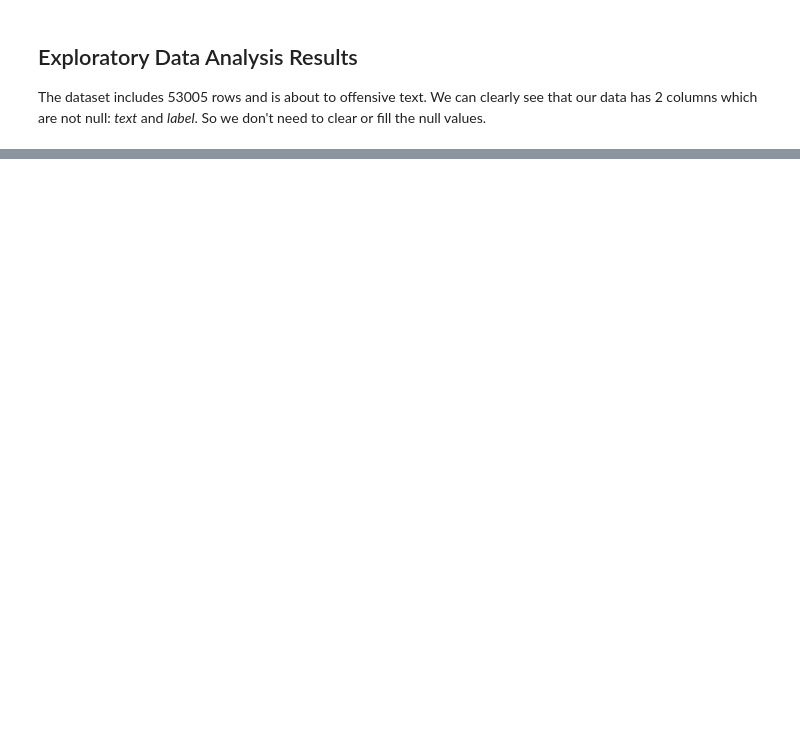
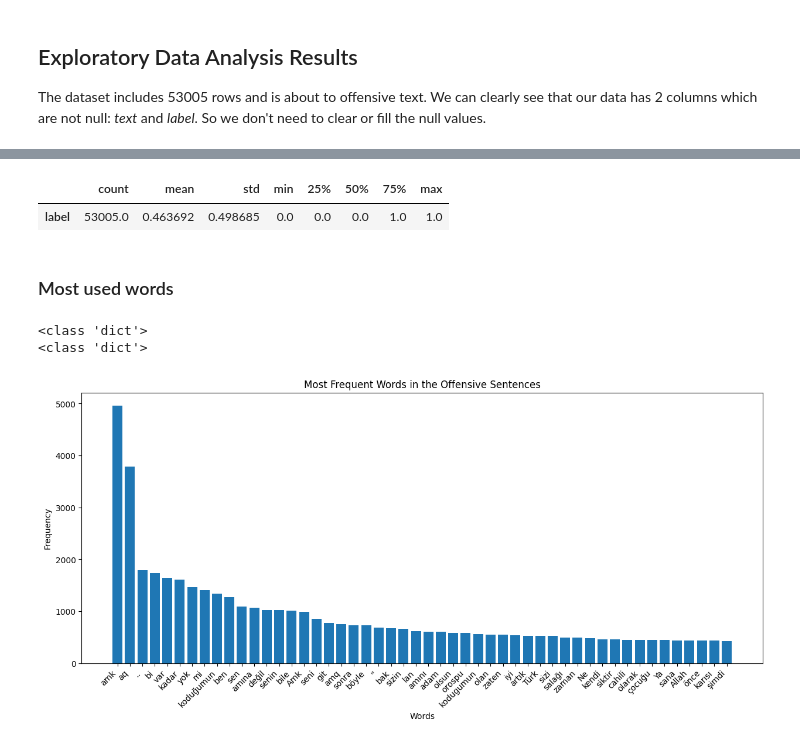
Before and after one commit to emirryilmazz/Team10_ClassificationOfInappropriateOrOffensiveText, a Jupyter notebook: project.ipynb, the cells around one changed output, grey strips where cells are left out. Drawn from its saved outputs; the diff is of its cells as text; code cells hidden in the pictures; blank space fills up the shorter version.

Commit message:
2 plots added: most common words in offensive and non-offensive texts

```diff
--- a/project.ipynb
+++ b/project.ipynb
@@ -66,0 +60,52 @@ The dataset includes 53005 rows and is about to offensive text. We can clearly s
+# %%
+data.describe().T
+# %% [output]
+|  | count | mean | std | min | 25% | 50% | 75% | max |
+| label | 53005.0 | 0.463692 | 0.498685 | 0.0 | 0.0 | 0.0 | 1.0 | 1.0 |
+# %% [markdown]
+### Most used words
+# %%
+def find_most_common(data, number = 50):
+  words_filter = ['@', '.', 'USER', ',', '#', 've', 'bir', 'bu', 'Bu', 'de', 'ne', '!' ':', 'https', '"', '...', '``']
+  text_list = data['text'].tolist()
+
+  # Join all the strings in the list into a single string
+  text = ' '.join(text_list)
+
+  # Tokenize the text into words
+  words = nltk.word_tokenize(text)
+  # Count the frequency of each word
+  freq_dist = FreqDist(words)
+  stopwords = nltk.corpus.stopwords.words('turkish')
+  dict_filter = lambda freq_dist, stopwords: dict( (word,freq_dist[word]) for word in freq_dist if (word not in stopwords and word not in words_filter and len(word) > 1) )
+  filtered_freq_dist = dict_filter(freq_dist, stopwords)
+
+  print(type(filtered_freq_dist))
+  # Get the most frequent words
+  most_frequent_words = FreqDist(filtered_freq_dist).most_common(number)
+  return most_frequent_words
+# %%
+# Filter the symbols and most common adjuncts in Turkish
+# Convert the text column to a list of strings
+data_offensive = data[data['label'] == 1]
+data_not_offensive = data[data['label'] == 0]
+
+most_frequent_words_in_offensive = find_most_common(data_offensive)
+most_frequent_words_not_in_offensive = find_most_common(data_not_offensive)
+# %% [output]
+<class 'dict'>
+<class 'dict'>
+# %%
+# Extract the words and frequencies from the most_frequent_words list
+words, frequencies = zip(*most_frequent_words_in_offensive)
+
+# Create a bar chart of the most frequent words
+plt.figure(figsize=(15,6))
+plt.bar(words, frequencies)
+plt.xlabel("Words")
+plt.xticks(rotation=45, ha='right')
+plt.ylabel("Frequency")
+plt.title("Most Frequent Words in the Offensive Sentences")
+plt.show()
+# %% [output]
+[figure, added]
```
Also changed, not shown: parts of 5 cells of this notebook.
